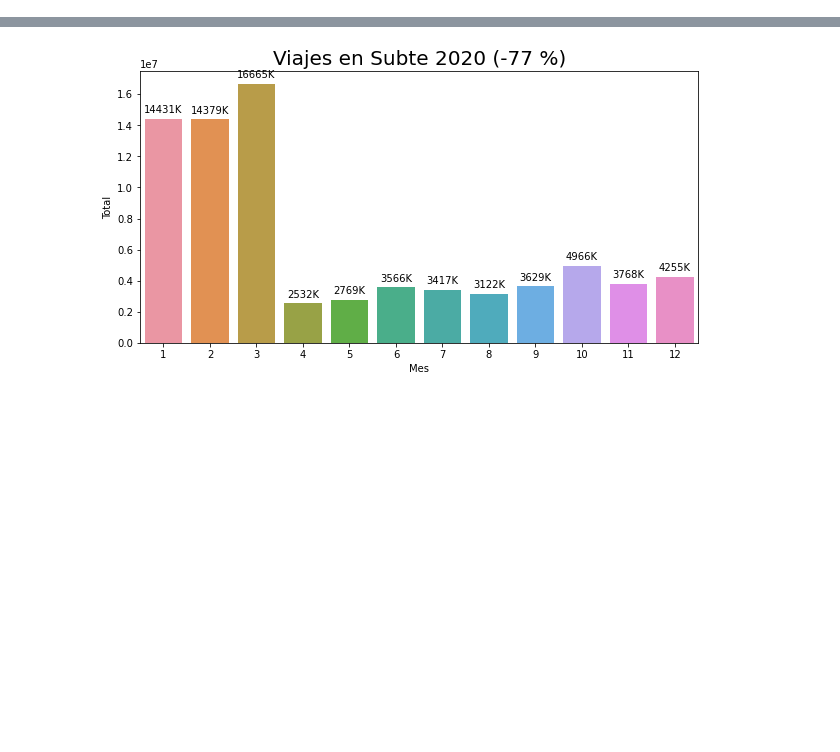
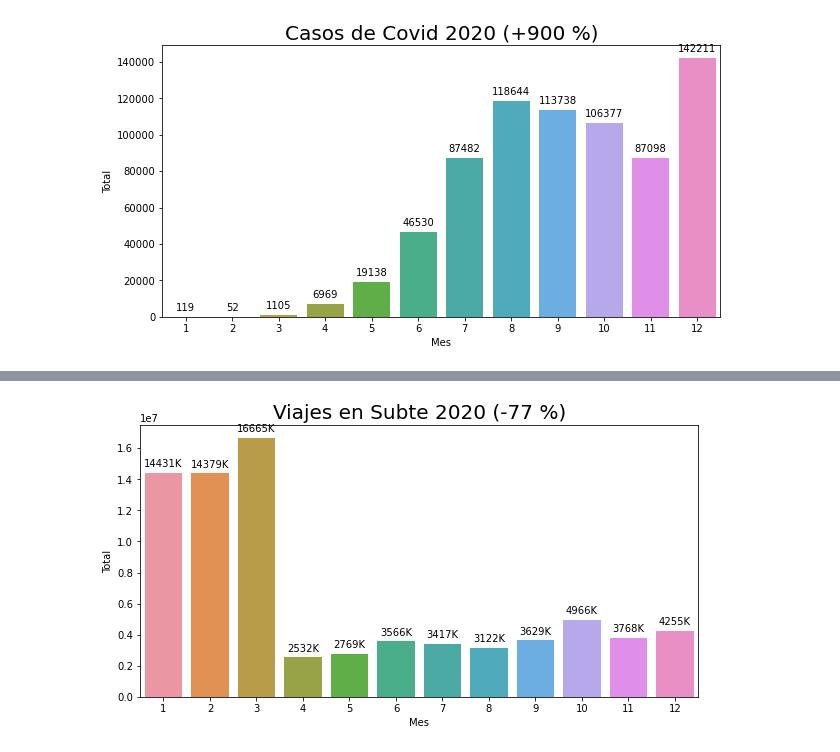
Before and after one commit to fernandorgonzalez/cursos-eant-python_data_analytics-proyecto, a Jupyter notebook: covid_transporte.ipynb, the cells around one changed output, grey strips where cells are left out. Drawn from its saved outputs; the diff is of its cells as text; code cells hidden in the pictures; blank space fills up the shorter version.

```diff
--- a/covid_transporte.ipynb
+++ b/covid_transporte.ipynb
@@ -93,0 +110,18 @@ plt.show()
+# %%
+plt.figure(figsize=(10,5))
+s = sns.barplot(data = df_covid,
+            x = 'MES',
+            y = 'TOTAL')
+for p in s.patches:
+    s.annotate(int(p.get_height()),
+                   (p.get_x() + p.get_width() / 2., p.get_height()),
+                   ha = 'center', va = 'center',
+                   size=10,
+                   xytext = (0, 9),
+                   textcoords = 'offset points')
+plt.title("Casos de Covid 2020 (" + df_covid.iloc[0][5] + ")", fontsize = 20)
+plt.xlabel('Mes')
+plt.ylabel('Total')
+plt.show()
+# %% [output]
+[figure, added]
```
Also changed, not shown: parts of 15 cells of this notebook.
